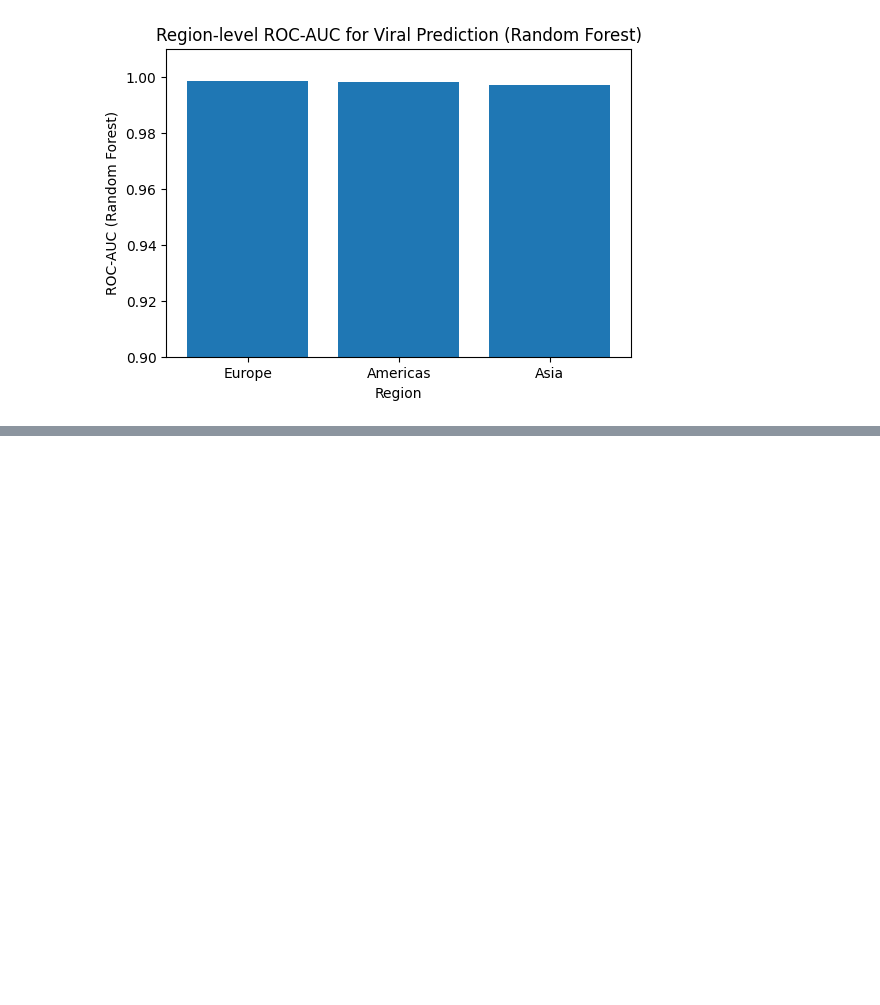
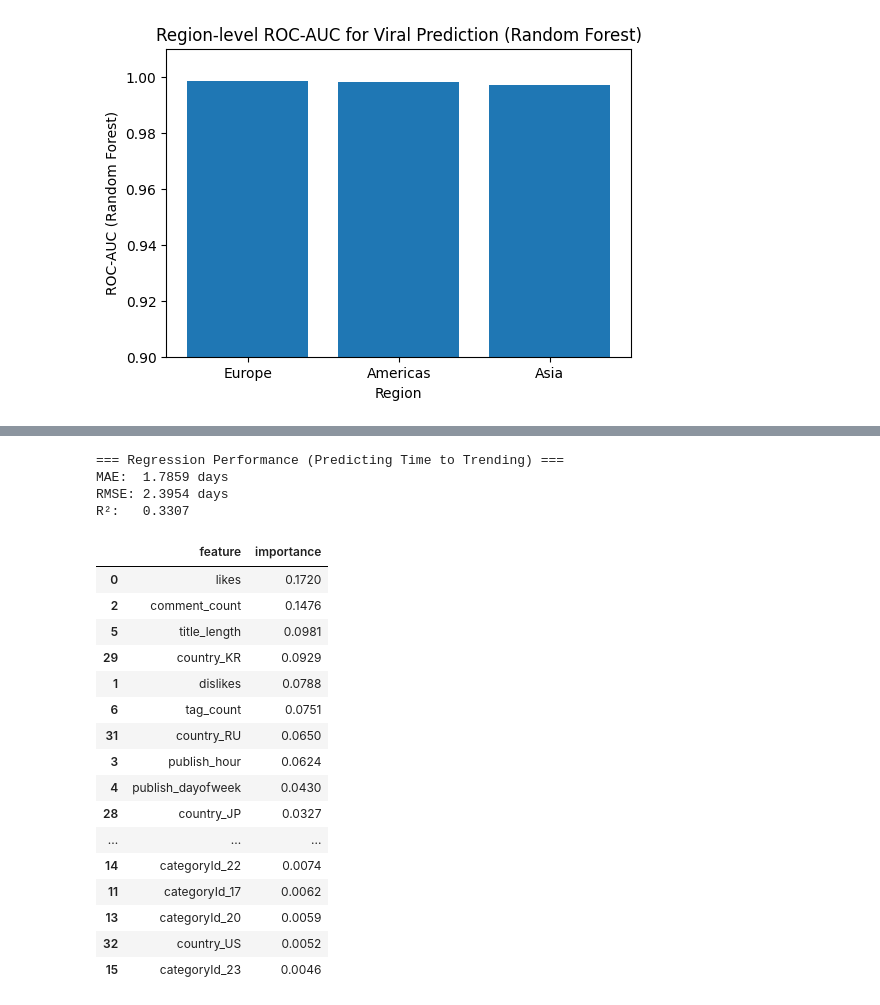
Before and after one commit to nancy1404/youtube-trending-analysis, a Jupyter notebook: notebooks/Gloabl_Notebook.ipynb, the cells around one changed output, grey strips where cells are left out. Cells and saved outputs as stored; diff of their text form; code cells hidden in the pictures; blank space fills up the shorter version.

Commit message:
time_to_trending_days analyses

```diff
--- a/notebooks/Gloabl_Notebook.ipynb
+++ b/notebooks/Gloabl_Notebook.ipynb
@@ -1009,0 +1161,62 @@ plt.show()
+# %%
+# === Evaluate Regression Model (Compatible Version) ===
+
+# Predictions
+y_pred_reg = rf_reg_pipeline.predict(X_test_reg)
+
+# Metrics
+mae = mean_absolute_error(y_test_reg, y_pred_reg)
+mse = mean_squared_error(y_test_reg, y_pred_reg)
+rmse = mse ** 0.5   # Manual RMSE calculation
+r2 = r2_score(y_test_reg, y_pred_reg)
+
+print("=== Regression Performance (Predicting Time to Trending) ===")
+print(f"MAE:  {mae:.4f} days")
+print(f"RMSE: {rmse:.4f} days")
+print(f"R²:   {r2:.4f}")
+# %% [output]
+=== Regression Performance (Predicting Time to Trending) ===
+MAE:  1.7859 days
+RMSE: 2.3954 days
+R²:   0.3307
+# %%
+# === Regression Feature Importance (Corrected) ===
+
+# Extract OneHotEncoder feature names
+onehot_encoder = (
+    rf_reg_pipeline.named_steps["preprocess"]
+    .named_transformers_["cat"]
+)
+
+onehot_cols_reg = onehot_encoder.get_feature_names_out(categorical_features_reg)
+
+# Combine numeric + encoded categorical features
+feature_names_reg = numeric_features_reg + list(onehot_cols_reg)
+
+# Extract feature importances
+importances_reg = rf_reg_pipeline.named_steps["model"].feature_importances_
+
+fi_reg_df = pd.DataFrame({
+    "feature": feature_names_reg,
+    "importance": importances_reg
+}).sort_values(by="importance", ascending=False)
+
+fi_reg_df.head(20)
+# %% [output]
+|  | feature | importance |
+| 0 | likes | 0.1720 |
+| 2 | comment_count | 0.1476 |
+| 5 | title_length | 0.0981 |
+| 29 | country_KR | 0.0929 |
+| 1 | dislikes | 0.0788 |
+| 6 | tag_count | 0.0751 |
+| 31 | country_RU | 0.0650 |
+| 3 | publish_hour | 0.0624 |
+| 4 | publish_dayofweek | 0.0430 |
+| 28 | country_JP | 0.0327 |
+| ... | ... | ... |
+| 14 | categoryId_22 | 0.0074 |
+| 11 | categoryId_17 | 0.0062 |
+| 13 | categoryId_20 | 0.0059 |
+| 32 | country_US | 0.0052 |
+| 15 | categoryId_23 | 0.0046 |
```
Also changed, not shown: parts of 5 cells of this notebook, 1 other file.
